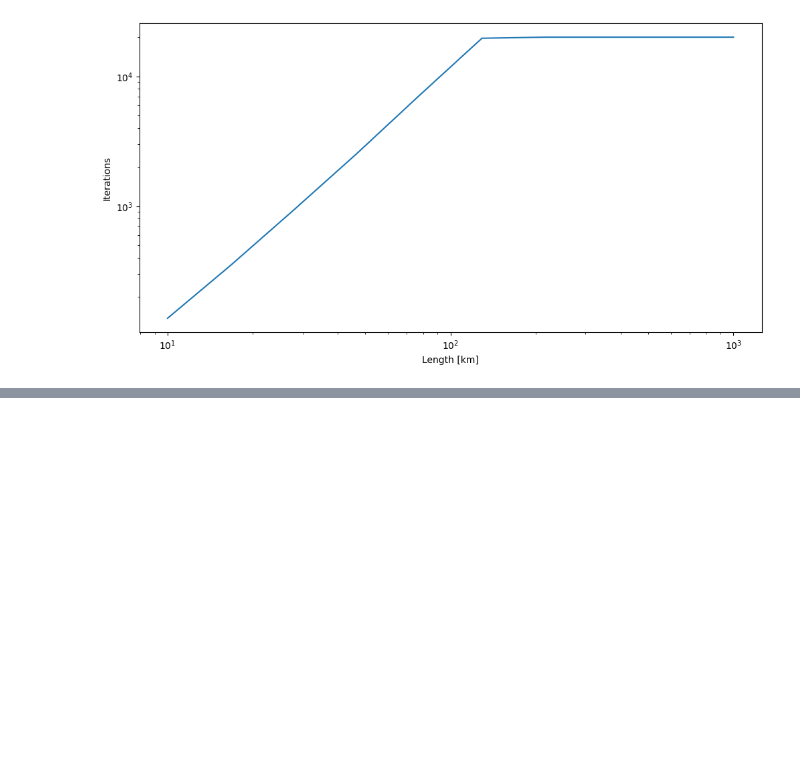
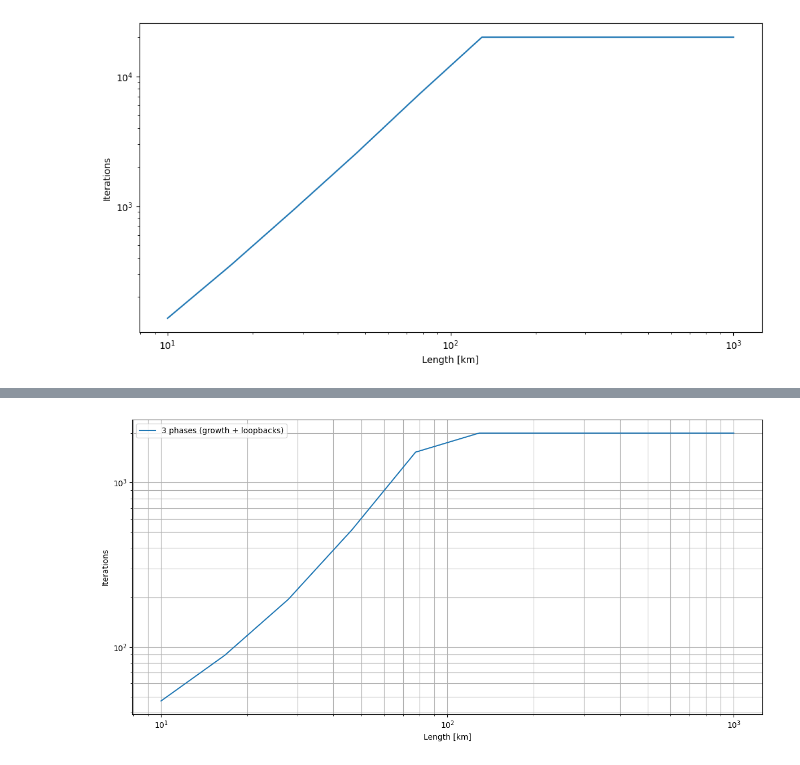
Before and after one commit to kacpnowak/neural_preconditioner, a Jupyter notebook: hierarchical.ipynb, the cells around one changed output, grey strips where cells are left out. Drawn from its saved outputs; the diff is of its cells as text; code cells hidden in the pictures; blank space fills up the shorter version.

Commit message:
solved matrix mismatch. ready for other meshes

```diff
--- a/hierarchical.ipynb
+++ b/hierarchical.ipynb
@@ -462,10 +382,6 @@ if hasattr(M, "dtype"): M.dtype = dtype
 
 os.makedirs(CKPT_DIR, exist_ok=True)
 NUM_WORKERS = 0
-
-# container for per-phase evaluation
-if "progress_iterations" not in globals():
-    progress_iterations = []
 
 t0 = time.time()
 for phase in range(RESUME_FROM_PHASE, PHASES):
@@ -512,14 +428,6 @@ for phase in range(RESUME_FROM_PHASE, PHASES):
         print(f"  Ai {i:03d} | init={init_loss:.4e}, final={final_loss:.4e}, best={float(best_loss):.4e}@{best_epoch}")
         del hist_loss, best_loss, best_epoch, model_file
 
-    # per-phase evaluation snapshot (stable iteration counts)
-    try:
-        iterations_this_phase = evaluate_iterations_frozen(M, As, data, solver, rtol=1e-6, max_iters=20000)
-        progress_iterations.append(iterations_this_phase)
-        np.save(os.path.join(CKPT_DIR, f"iterations_phase_{phase:04d}.npy"), iterations_this_phase)
-    except Exception as e:
-        print(f"[eval after phase {phase}] WARNING: evaluation failed: {e}")
-
     torch.save(M.net.state_dict(), os.path.join(CKPT_DIR, f"phase_{phase:04d}_end.pt"))
     print(f"[phase {phase+1}] {time.time()-tic:.2f}s")
 
@@ -832,21 +449,0 @@ RuntimeError: mat1 and mat2 must have the same dtype, but got Float and Double
-# %%
-iterations_tasks12 = np.zeros(len(As))
-for i, Ai in enumerate(As):
-    ttw = data - Ai @ data
-    x, iters, *_ = solver.solve(A=Ai, b=ttw, rtol=1e-6, max_iters=20000, progress_bar=True, M=M)
-    iterations_tasks12[i] = iters
-
-plt.figure()
-#plt.plot(np.logspace(1, 3, 10), iterations,         label="No preconditioner")
-#plt.plot(np.logspace(1, 3, 10), iterations_pre,     label="One phase of training")
-#plt.plot(np.logspace(1, 3, 10), iterations_post,    label="10 phases of training")
-#plt.plot(np.logspace(1, 3, 10), iterations_post100, label="100 phases of training")
-plt.plot(np.logspace(1, 3, 10), iterations_tasks12, label=f"{PHASES} phases (with growth)")
-
-plt.xlabel("Length [km]")
-plt.ylabel("Iterations")
-plt.xscale("log")
-plt.yscale("log")
-plt.legend()
-plt.grid(True, which="both")
-plt.tight_layout()
@@ -871,7 +626,7 @@ epochs = 1000               # number of epochs in training GNP
 
 
 # Total number of phases (Task 2)
-PHASES = 10
+PHASES = 3
 
 # Task 1: growth starting points
 EPOCHS_PER_PHASE_BASE = 2
@@ -1008,20 +762,22 @@ OutOfMemoryError: CUDA out of memory. Tried to allocate 1.20 GiB. GPU 0 has a to
 # %%
 iterations_unified = np.zeros(len(As))
 for i, Ai in enumerate(As):
     ttw = data - Ai @ data
-    x, iters, *_ = solver.solve(A=Ai, b=ttw, rtol=1e-6, max_iters=20000, progress_bar=True, M=M)
+    x, iters, *_ = solver.solve(A=Ai, b=ttw, rtol=1e-6, max_iters=2000, progress_bar=True, M=M)
     iterations_unified[i] = iters
 
 plt.figure()
 plt.plot(np.logspace(1, 3, 10), iterations_unified, label=f"{PHASES} phases (growth + loopbacks)")
 
 plt.xlabel("Length [km]")
 plt.ylabel("Iterations")
 plt.xscale("log")
 plt.yscale("log")
 plt.legend()
 plt.grid(True, which="both")
 plt.tight_layout()
+# %% [output]
+[figure, added]
 # %%
 ### Condition Number Plot ###
 # %%
```
Also changed, not shown: parts of 18 cells of this notebook.
